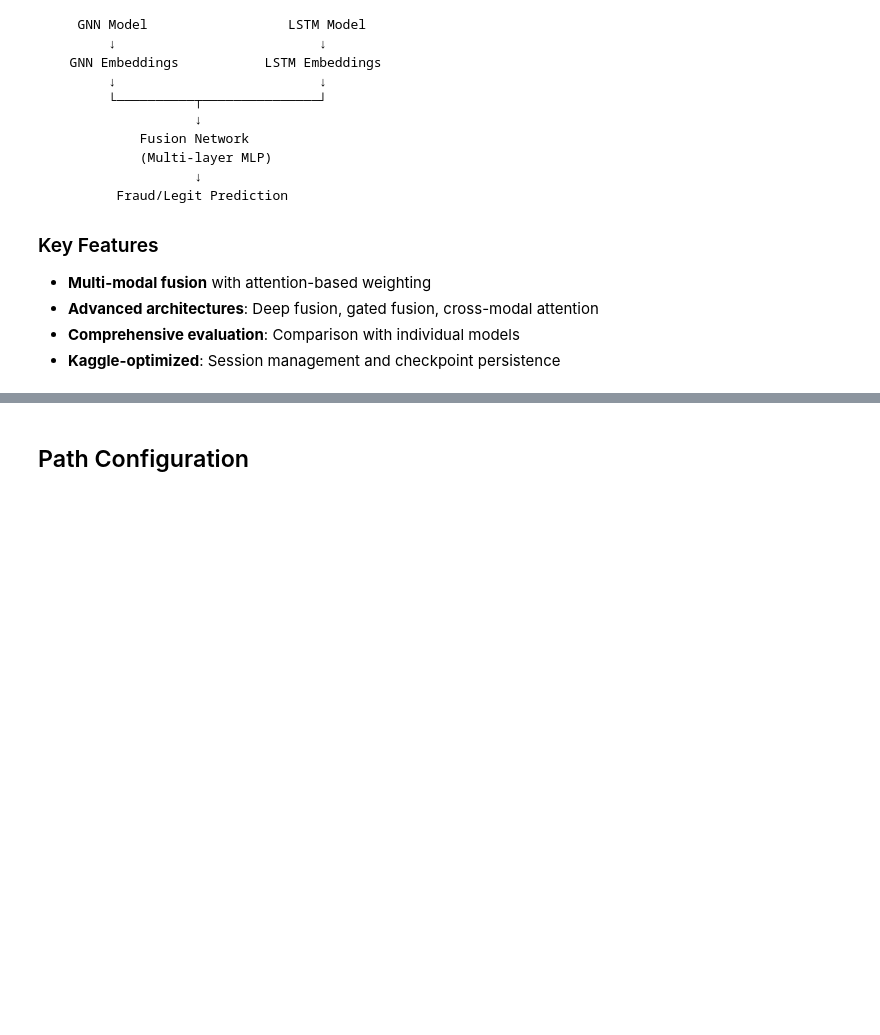
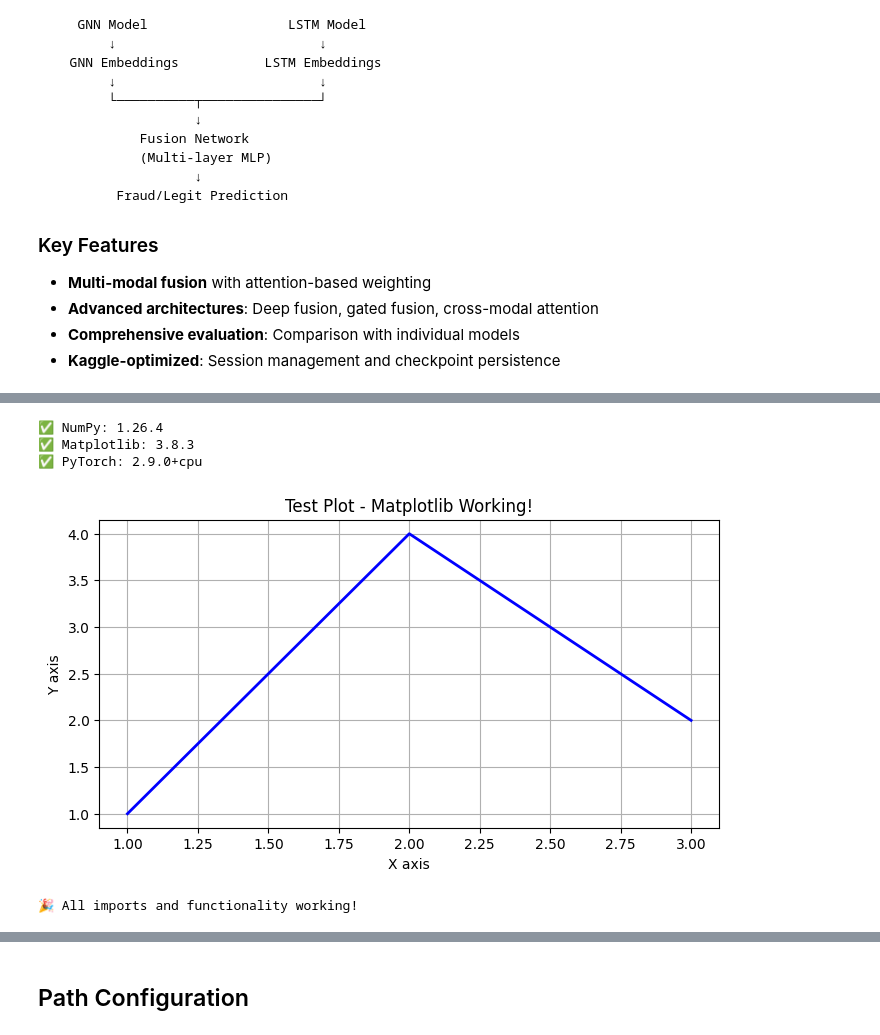
Before and after one commit to YoussefBoj/Flag-Finance, a Jupyter notebook: notebooks/05_hybrid_fusion_model.ipynb, the cells around one changed output, grey strips where cells are left out. Drawn from its saved outputs; the diff is of its cells as text; code cells hidden in the pictures; blank space fills up the shorter version.

```diff
--- a/notebooks/05_hybrid_fusion_model.ipynb
+++ b/notebooks/05_hybrid_fusion_model.ipynb
@@ -50,3 +55,31 @@ print("✅ Environment setup complete")
+# %%
+import numpy as np
+import matplotlib
+import matplotlib.pyplot as plt
+import seaborn as sns
+import pandas as pd
+import torch
+
+print(f"✅ NumPy: {np.__version__}")
+print(f"✅ Matplotlib: {matplotlib.__version__}")
+print(f"✅ PyTorch: {torch.__version__}")
+
+# Test actual plotting functionality
+plt.figure(figsize=(8, 4))
+plt.plot([1, 2, 3], [1, 4, 2], 'b-', linewidth=2)
+plt.title("Test Plot - Matplotlib Working!")
+plt.xlabel("X axis")
+plt.ylabel("Y axis")
+plt.grid(True)
+plt.show()
+
+print("🎉 All imports and functionality working!")
+# %% [output]
+✅ NumPy: 1.26.4
+✅ Matplotlib: 3.8.3
+✅ PyTorch: 2.9.0+cpu
+[figure, added]
+🎉 All imports and functionality working!
 # %%
 # Core imports
 import numpy as np
```
Also changed, not shown: parts of 18 cells of this notebook, 3 other files.
